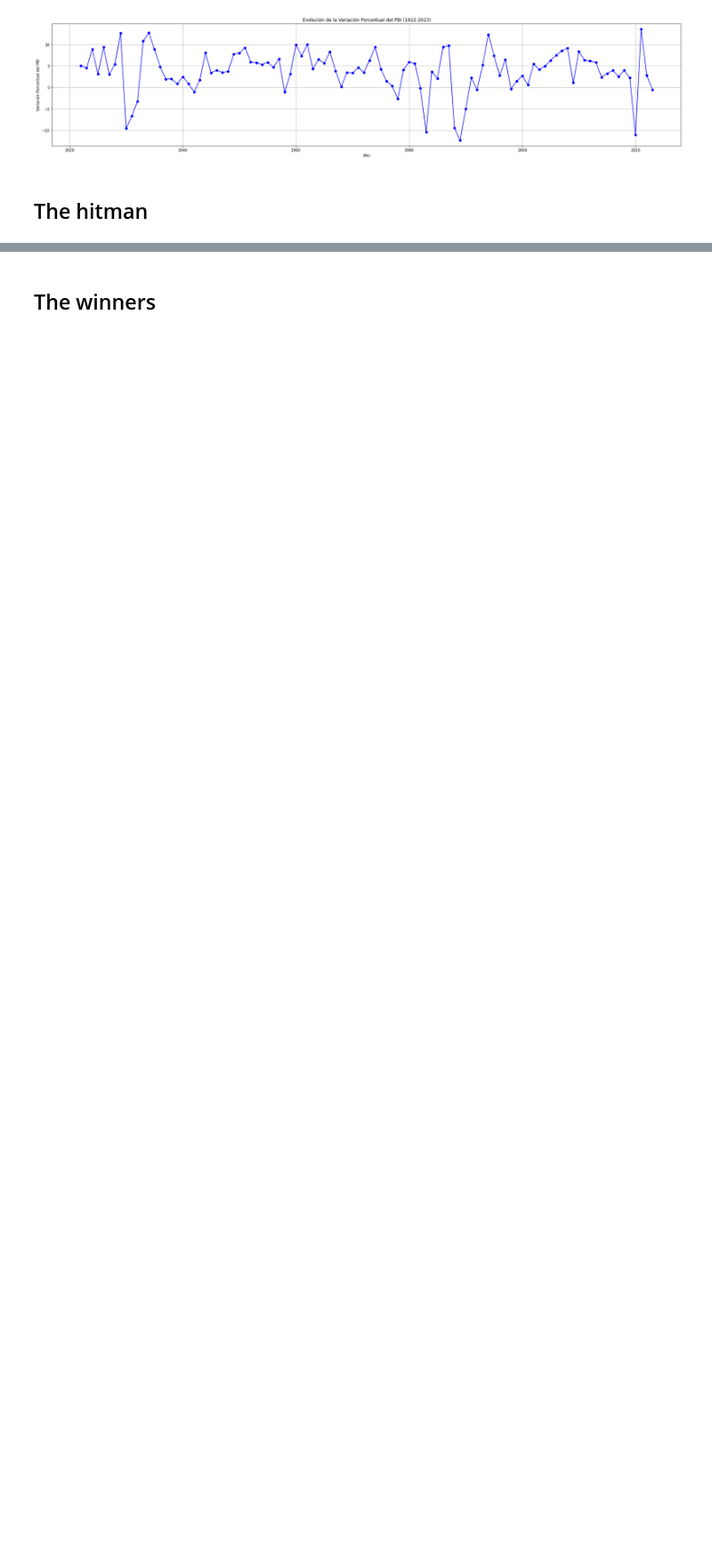
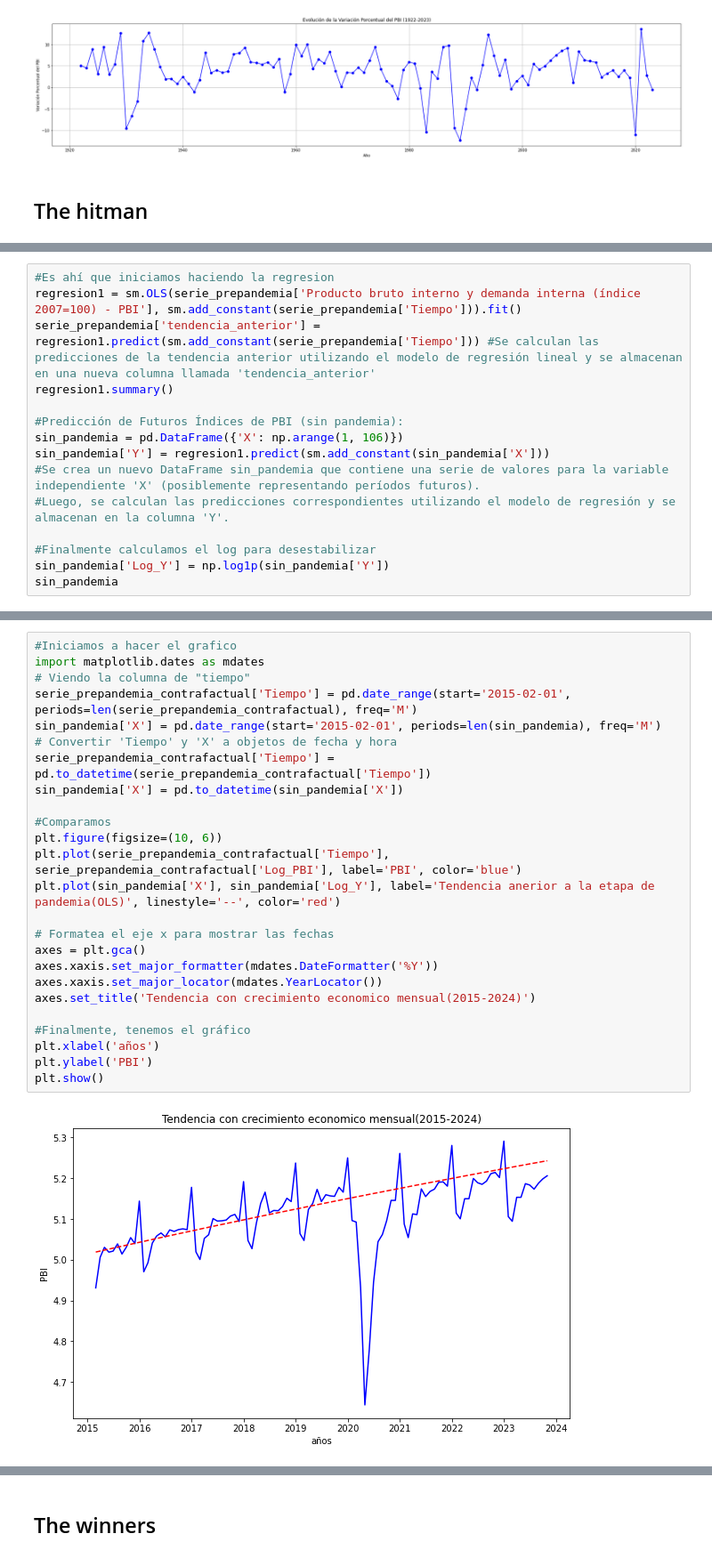
Before and after one commit to qlab-intro-python/tarea-4-team-canales-torres, a Jupyter notebook: tarea_4_plantilla.ipynb, the cells around one changed output, grey strips where cells are left out. Shown at 89% size. Cells and saved outputs as stored; diff of their text form; blank space fills up the shorter version.

```diff
--- a/tarea_4_plantilla.ipynb
+++ b/tarea_4_plantilla.ipynb
@@ -170,0 +234,15 @@ plt.show()
+# %%
+#Es ahí que iniciamos haciendo la regresion
+regresion1 = sm.OLS(serie_prepandemia['Producto bruto interno y demanda interna (índice 2007=100) - PBI'], sm.add_constant(serie_prepandemia['Tiempo'])).fit()
+serie_prepandemia['tendencia_anterior'] = regresion1.predict(sm.add_constant(serie_prepandemia['Tiempo'])) #Se calculan las predicciones de la tendencia anterior utilizando el modelo de regresión lineal y se almacenan en una nueva columna llamada 'tendencia_anterior'
+regresion1.summary()
+
+#Predicción de Futuros Índices de PBI (sin pandemia):
+sin_pandemia = pd.DataFrame({'X': np.arange(1, 106)})
+sin_pandemia['Y'] = regresion1.predict(sm.add_constant(sin_pandemia['X']))
+#Se crea un nuevo DataFrame sin_pandemia que contiene una serie de valores para la variable independiente 'X' (posiblemente representando períodos futuros).
+#Luego, se calculan las predicciones correspondientes utilizando el modelo de regresión y se almacenan en la columna 'Y'.
+
+#Finalmente calculamos el log para desestabilizar
+sin_pandemia['Log_Y'] = np.log1p(sin_pandemia['Y'])
+sin_pandemia
@@ -170,0 +263,27 @@ plt.show()
+# %%
+#Iniciamos a hacer el grafico
+import matplotlib.dates as mdates
+# Viendo la columna de "tiempo"
+serie_prepandemia_contrafactual['Tiempo'] = pd.date_range(start='2015-02-01', periods=len(serie_prepandemia_contrafactual), freq='M')
+sin_pandemia['X'] = pd.date_range(start='2015-02-01', periods=len(sin_pandemia), freq='M')
+# Convertir 'Tiempo' y 'X' a objetos de fecha y hora
+serie_prepandemia_contrafactual['Tiempo'] = pd.to_datetime(serie_prepandemia_contrafactual['Tiempo'])
+sin_pandemia['X'] = pd.to_datetime(sin_pandemia['X'])
+
+#Comparamos
+plt.figure(figsize=(10, 6))
+plt.plot(serie_prepandemia_contrafactual['Tiempo'], serie_prepandemia_contrafactual['Log_PBI'], label='PBI', color='blue')
+plt.plot(sin_pandemia['X'], sin_pandemia['Log_Y'], label='Tendencia anerior a la etapa de pandemia(OLS)', linestyle='--', color='red')
+
+# Formatea el eje x para mostrar las fechas
+axes = plt.gca()
+axes.xaxis.set_major_formatter(mdates.DateFormatter('%Y'))
+axes.xaxis.set_major_locator(mdates.YearLocator())
+axes.set_title('Tendencia con crecimiento economico mensual(2015-2024)')
+
+#Finalmente, tenemos el gráfico
+plt.xlabel('años')
+plt.ylabel('PBI')
+plt.show()
+# %% [output]
+[figure, added]
```
Also changed, not shown: parts of 7 cells of this notebook.
